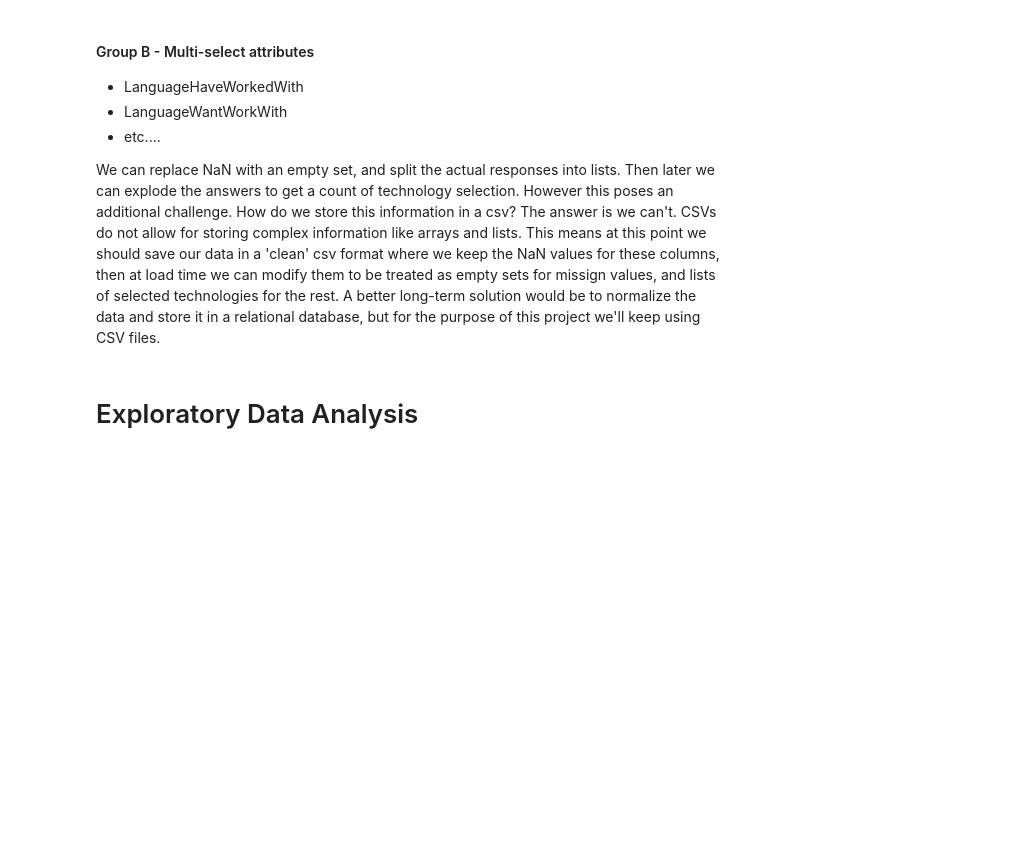
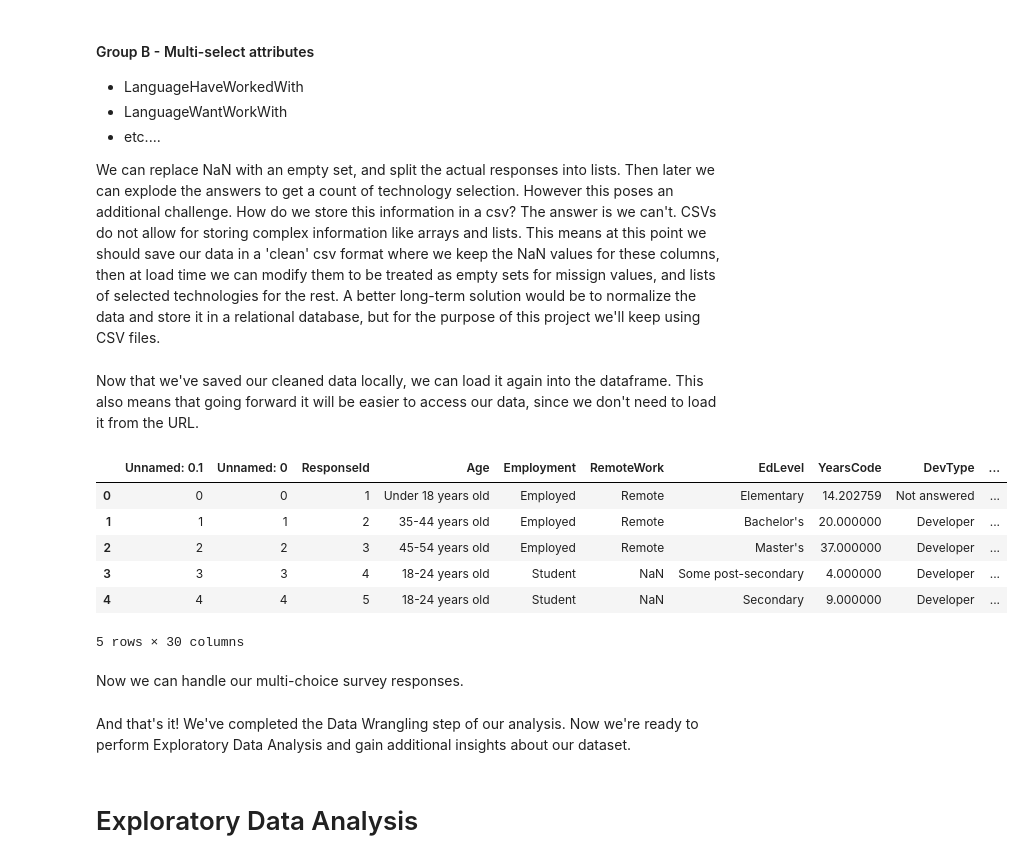
Before and after one commit to apaquette/Capstone-Project, a Jupyter notebook: Capstone.ipynb, the cells around one changed output. Cells and saved outputs as stored; diff of their text form; code cells hidden in the pictures; blank space fills up the shorter version.

Commit message:
Complete the data wrangling step of the process

```diff
--- a/Capstone.ipynb
+++ b/Capstone.ipynb
@@ -789,3 +785,18 @@ We can replace NaN with an empty set, and split the actual responses into lists.
 # %%
 # save our cleaned data into a .csv
 df.to_csv('survey-data-cleaned.csv')
+# %% [markdown]
+Now that we've saved our cleaned data locally, we can load it again into the dataframe. This also means that going forward it will be easier to access our data, since we don't need to load it from the URL.
+# %%
+df = pd.read_csv('survey-data-cleaned.csv')
+df.head()
+# %% [output]
+|  | Unnamed: 0.1 | Unnamed: 0 | ResponseId | Age | Employment | RemoteWork | EdLevel | YearsCode | DevType | ... |
+| 0 | 0 | 0 | 1 | Under 18 years old | Employed | Remote | Elementary | 14.202759 | Not answered | ... |
+| 1 | 1 | 1 | 2 | 35-44 years old | Employed | Remote | Bachelor's | 20.000000 | Developer | ... |
+| 2 | 2 | 2 | 3 | 45-54 years old | Employed | Remote | Master's | 37.000000 | Developer | ... |
+| 3 | 3 | 3 | 4 | 18-24 years old | Student | NaN | Some post-secondary | 4.000000 | Developer | ... |
+| 4 | 4 | 4 | 5 | 18-24 years old | Student | NaN | Secondary | 9.000000 | Developer | ... |
+5 rows × 30 columns
+# %% [markdown]
+Now we can handle our multi-choice survey responses.
@@ -792,3 +816,5 @@ df.to_csv('survey-data-cleaned.csv')
+# %% [markdown]
+And that's it! We've completed the Data Wrangling step of our analysis. Now we're ready to perform Exploratory Data Analysis and gain additional insights about our dataset.
 # %% [markdown]
 # Exploratory Data Analysis
 # %% [markdown]
```
Also changed, not shown: parts of 3 cells of this notebook.
